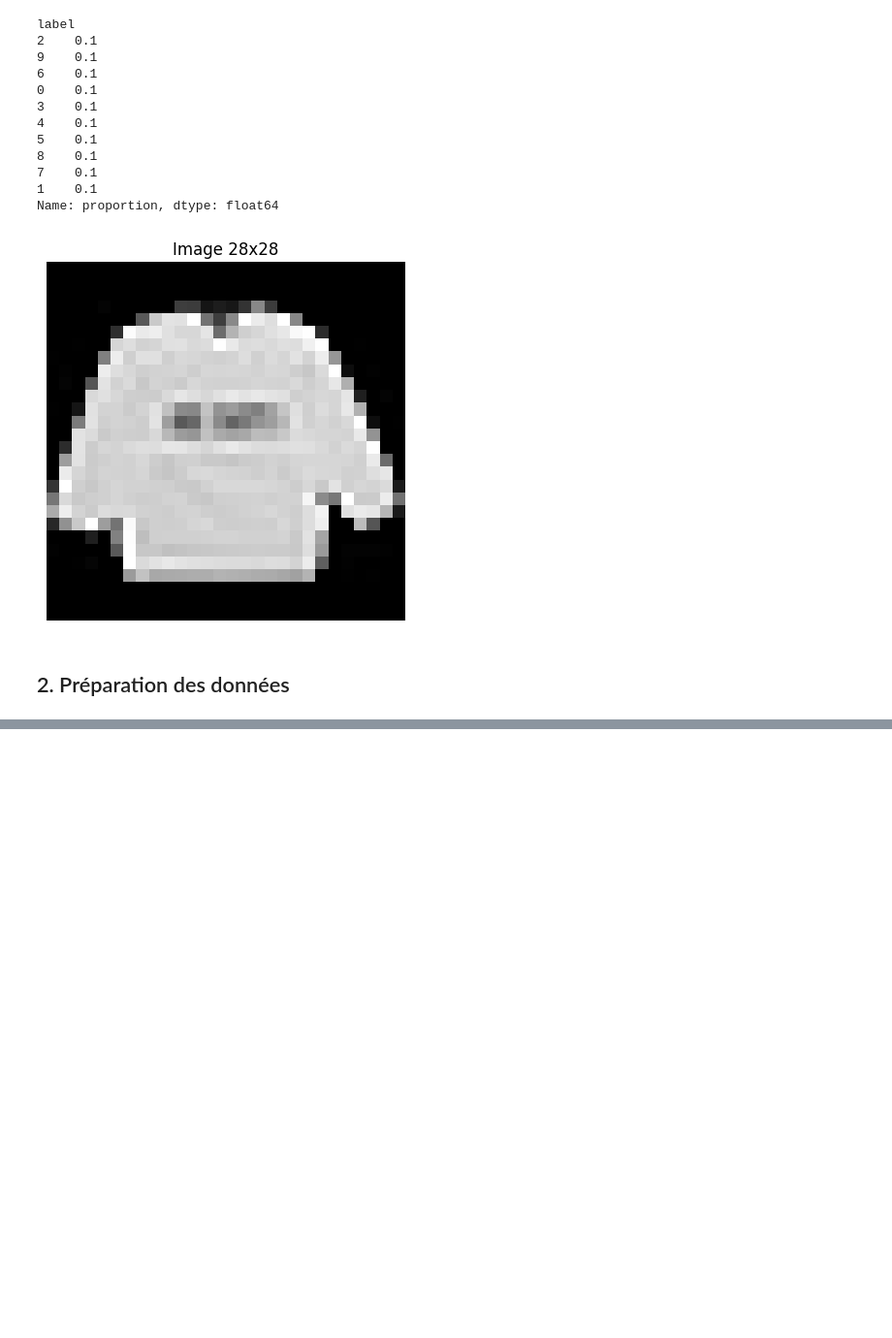
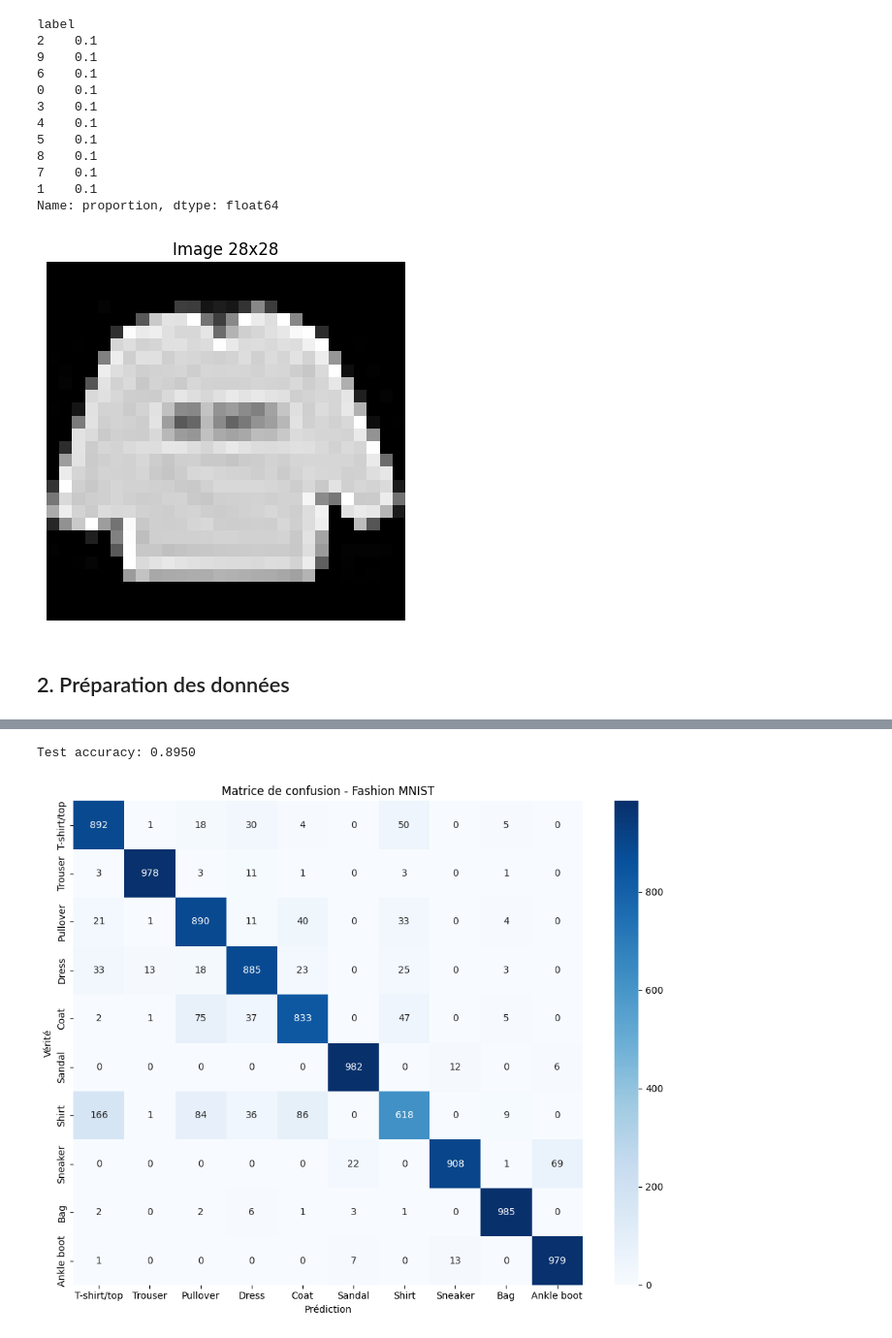
Before and after one commit to A440940/fashion-mnist-classifier, a Jupyter notebook: notebooks/train_model.ipynb, the cells around one changed output, grey strips where cells are left out. Shown at 97% size. Drawn from its saved outputs; the diff is of its cells as text; code cells hidden in the pictures; blank space fills up the shorter version.

```diff
--- a/notebooks/train_model.ipynb
+++ b/notebooks/train_model.ipynb
@@ -101,0 +129,3 @@ model = mobilenet_v3_small(num_classes=10)
+# %%
+device = torch.device('cpu')
+model.to(device)
@@ -101,0 +202,9 @@ model = mobilenet_v3_small(num_classes=10)
+# %%
+# Chargement du modèle à partir des poids fine-tunés :
+
+model_ft = mobilenet_v3_small(pretrained=False)
+num_features = model_ft.classifier[3].in_features
+model_ft.classifier[3] = torch.nn.Linear(num_features, 10)
+
+model_ft.load_state_dict(torch.load(weight_path))
+model_ft.eval()
@@ -101,0 +229,38 @@ model = mobilenet_v3_small(num_classes=10)
+# %%
+y_true = []
+y_pred = []
+
+with torch.no_grad():  # pas besoin de gradients pendant l'évaluation
+    for images, labels in test_loader:
+        images = images.to(device)
+        outputs = model_ft(images)  # shape: (batch_size, 10)
+
+        # Prédictions = classe avec probabilité maximale
+        _, predicted = torch.max(outputs, 1)
+
+        y_true.extend(labels.cpu().numpy())
+        y_pred.extend(predicted.cpu().numpy())
+# %%
+print(f"Test accuracy: {accuracy_score(y_true, y_pred):.4f}")
+# %% [output]
+Test accuracy: 0.8950
+# %%
+class_names = [
+    "T-shirt/top", "Trouser", "Pullover", "Dress", "Coat",
+    "Sandal", "Shirt", "Sneaker", "Bag", "Ankle boot"
+]
+
+cm = confusion_matrix(y_true, y_pred)
+
+# Affichage avec seaborn
+plt.figure(figsize=(10, 8))
+sns.heatmap(cm, annot=True, fmt='d', cmap='Blues',
+            xticklabels=class_names,
+            yticklabels=class_names)
+
+plt.xlabel('Prédiction')
+plt.ylabel('Vérité')
+plt.title('Matrice de confusion - Fashion MNIST')
+plt.tight_layout()
+# %% [output]
+[figure, added]
```
Also changed, not shown: parts of 24 cells of this notebook.
